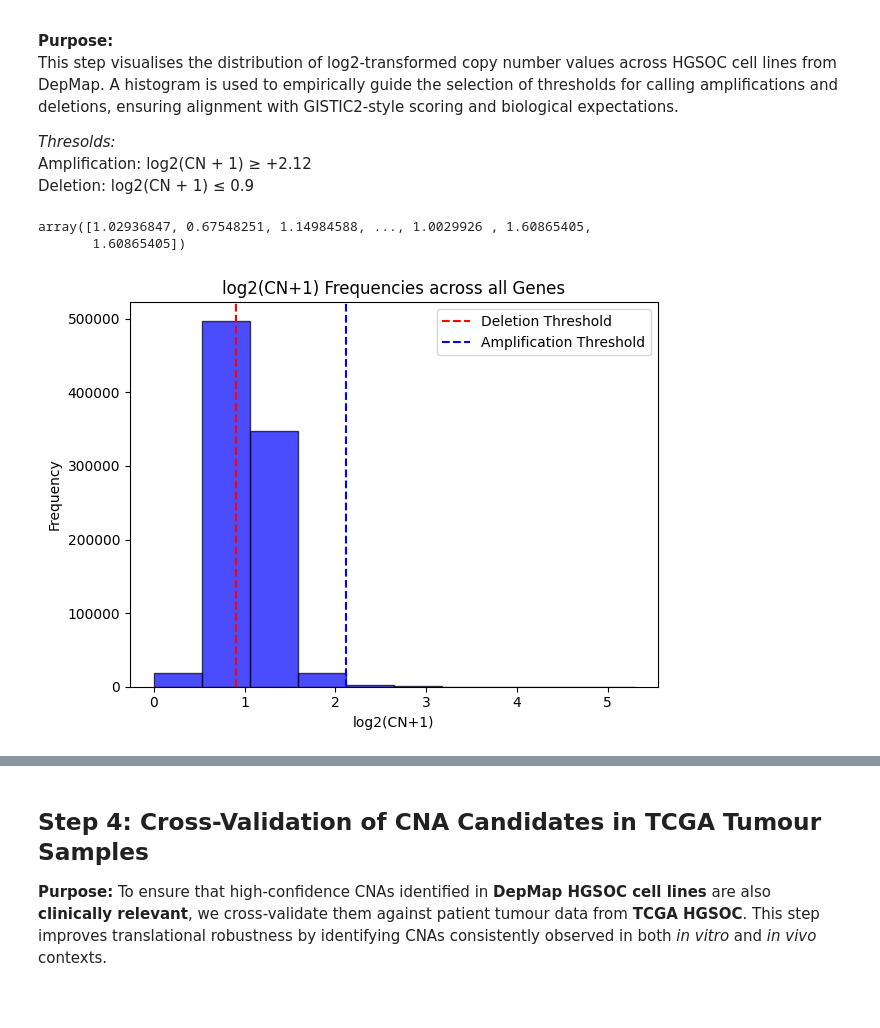
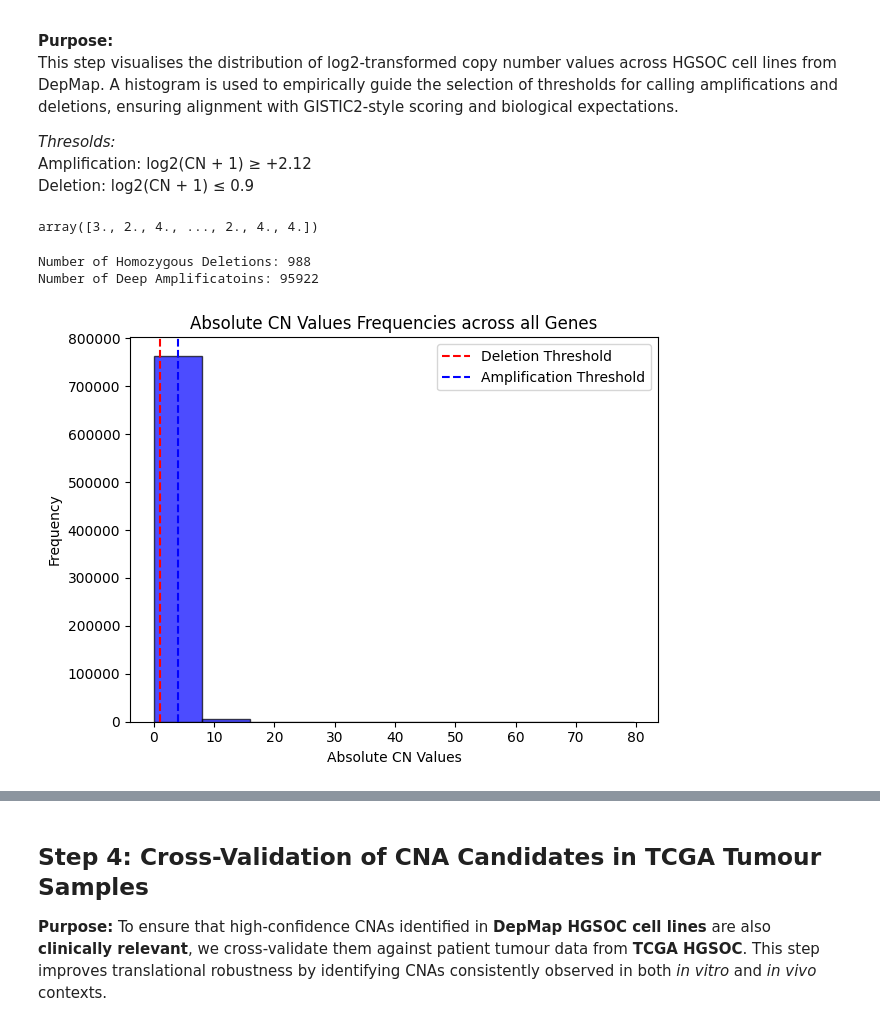
Before and after one commit to faith-ogun/bioslate-hgsoc-core, a Jupyter notebook: notebooks/cross_validate_with_depmap.ipynb, the cells around one changed output, grey strips where cells are left out. Saved outputs shown, nothing was run; the diff lists cells and outputs as text; code cells hidden in the pictures.

Commit message:
updated depmap and adding new streamlit page.

```diff
--- a/notebooks/cross_validate_with_depmap.ipynb
+++ b/notebooks/cross_validate_with_depmap.ipynb
@@ -15,5 +15,5 @@ This work supports biomarker prioritisation for potential synthetic lethal thera
 import pandas as pd
 
 # read in file
-cna_df = pd.read_csv("/Users/faith/Documents/GitHub/bioslate-hgsoc-core/database_files/DepMap/PortalOmicsCNGeneLog2.csv", index_col=0)
+cna_df_depmap = pd.read_csv("/Users/faith/Documents/GitHub/bioslate-hgsoc-core/database_files/DepMap/OmicsAbsoluteCNGene.csv", index_col=0)
 # This will make 'ACH-000628', 'ACH-000974', etc., become the row index (instead of just Row 0, Row 1, ...).
@@ -69,3 +67,8 @@ cna_df_filtered = cna_df.loc[hgsoc_cell_lines["Depmap Id"]]
+# %%
+common_ids = hgsoc_cell_lines["Depmap Id"][hgsoc_cell_lines["Depmap Id"].isin(cna_df_depmap.index)]
+cna_df_filtered = cna_df_depmap.loc[common_ids]
+
+# KeyError: "['ACH-000617', 'ACH-000713'] not in index"
 # %%
 cna_df_filtered
 # %% [output]
@@ -95,3 +92,0 @@ Depmap gene names contain a second code in parentheses, eg. RHEB (6009). Removal
-# %%
-# Strip anything after the first space and parenthesis from each column name
-cna_df_filtered.columns = [col.split(" ")[0] for col in cna_df_filtered.columns]
@@ -98,3 +98,5 @@ cna_df_filtered.columns = [col.split(" ")[0] for col in cna_df_filtered.columns]
+# %%
+cna_df_filtered.columns = cna_df_filtered.columns.str.extract(r"\((\d+)\)")[0].astype(str)
 # %%
 cna_df_filtered
 # %% [output]
@@ -134,28 +136,34 @@ flattened_values = cna_df_filtered.values.flatten()
 # %%
 flattened_values
 # %% [output]
-array([1.02936847, 0.67548251, 1.14984588, ..., 1.0029926 , 1.60865405,
-       1.60865405])
+array([3., 2., 4., ..., 2., 4., 4.])
+# %%
+dels = flattened_values[flattened_values < 1]
+amps = flattened_values[flattened_values > 4]
+print(f"Number of Homozygous Deletions: {len(dels)}\nNumber of Deep Amplificatoins: {len(amps)}")
+# %% [output]
+Number of Homozygous Deletions: 988
+Number of Deep Amplificatoins: 95922
 # %%
 import matplotlib.pyplot as plt
 
 plt.hist(
     flattened_values,
     color="blue",
     edgecolor="black",
     alpha=0.7
 )
 
-plt.title("log2(CN+1) Frequencies across all Genes")
-plt.xlabel("log2(CN+1)")
+plt.title("Absolute CN Values Frequencies across all Genes")
+plt.xlabel("Absolute CN Values")
 plt.ylabel("Frequency")
 
 # To add a vertical line at empirical thresholds
-plt.axvline(x=0.9, color="red", linestyle="--", label="Deletion Threshold")
-plt.axvline(x=2.12, color="blue", linestyle="--", label="Amplification Threshold")
+plt.axvline(x=0.99, color="red", linestyle="--", label="Deletion Threshold")
+plt.axvline(x=4, color="blue", linestyle="--", label="Amplification Threshold")
 plt.legend()
 
 plt.tight_layout()
 plt.show()
 # %% [output]
-[figure, old version]
+[figure, new version]
```
Also changed, not shown: parts of 29 cells of this notebook, 7 other files.
